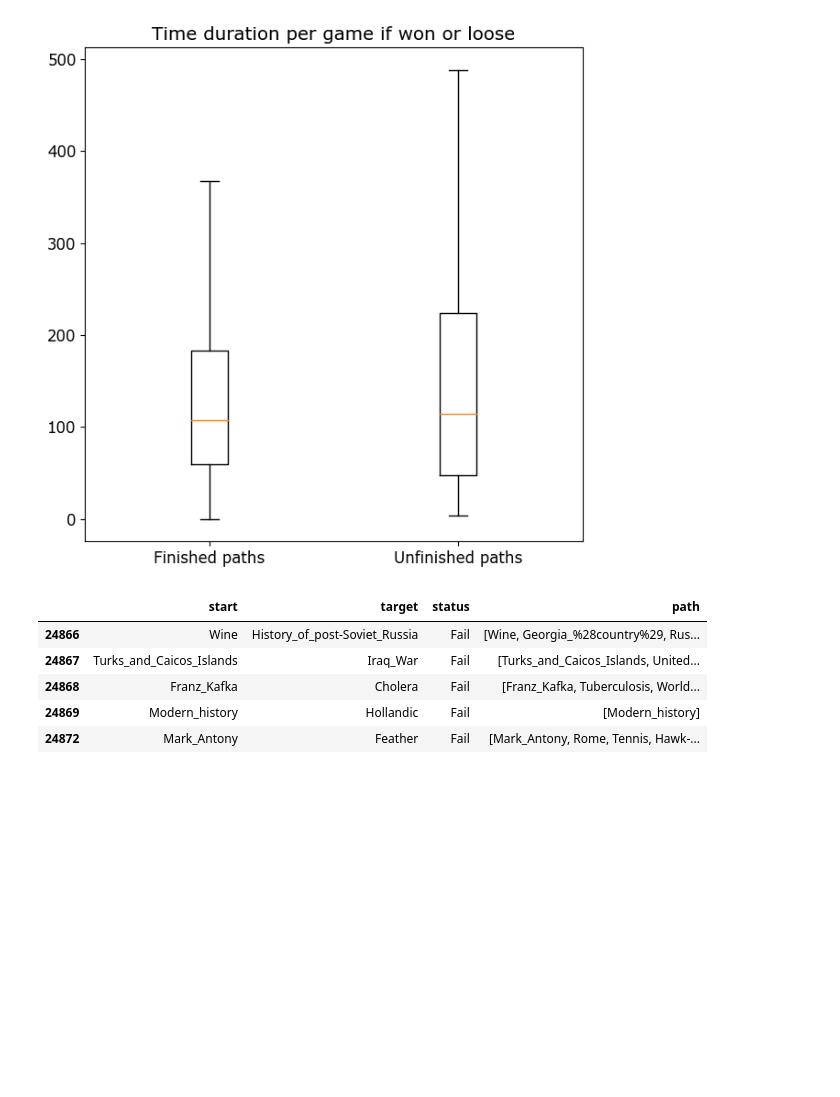
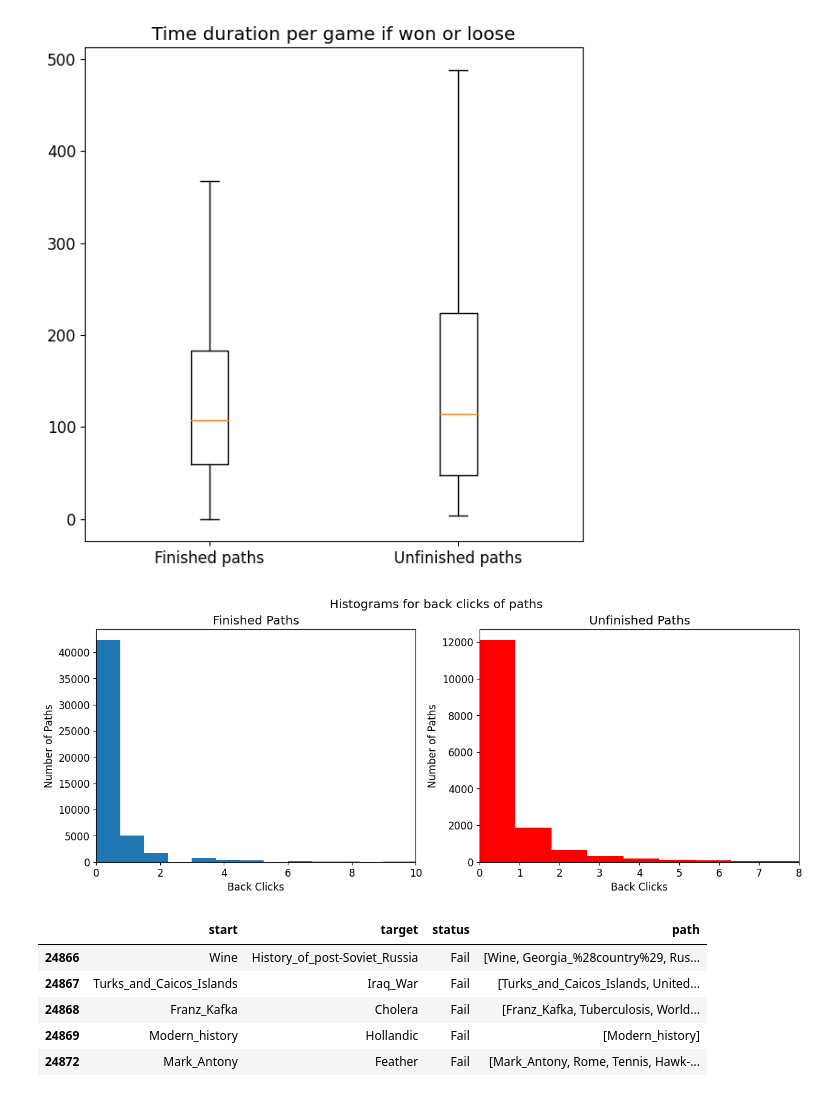
Before and after one commit to epfl-ada/ada-2022-project-souvladaki, a Jupyter notebook: initial_analysis.ipynb, the cells around one changed output. Saved outputs shown, nothing was run; the diff lists cells and outputs as text; code cells hidden in the pictures; blank space fills up the shorter version.

```diff
--- a/initial_analysis.ipynb
+++ b/initial_analysis.ipynb
@@ -509,6 +509,28 @@ plt.title("Time duration per game if won or loose")
 plt.show()
 # %% [output]
 [figure]
+# %%
+# Backclick analysis
+
+backclicks_finished = paths_finished["backclicks"].to_numpy()
+backclicks_unfinished = paths_unfinished["backclicks"].to_numpy()
+
+fig, axs = plt.subplots(1, 2,figsize=(15, 5))
+fig.suptitle("Histograms for back clicks of paths")
+
+axs[0].hist(backclicks_finished,bins=60)
+axs[0].set_xlim(0,10)
+axs[0].set_title("Finished Paths")
+axs[0].set(xlabel ="Back Clicks", ylabel = "Number of Paths")
+
+axs[1].hist(backclicks_unfinished,bins=30, color="red")
+axs[1].set_xlim(0,8)
+axs[1].set_title("Unfinished Paths")
+axs[1].set(xlabel ="Back Clicks", ylabel = "Number of Paths")
+
+fig.show()
+# %% [output]
+[figure, added]
 # %%
 red_paths_finished = paths_finished.drop(columns=["rating"])
 red_paths_unfinished = paths_unfinished.drop(columns=["type"])
```
Also changed, not shown: parts of 22 cells of this notebook, 3 other files.
